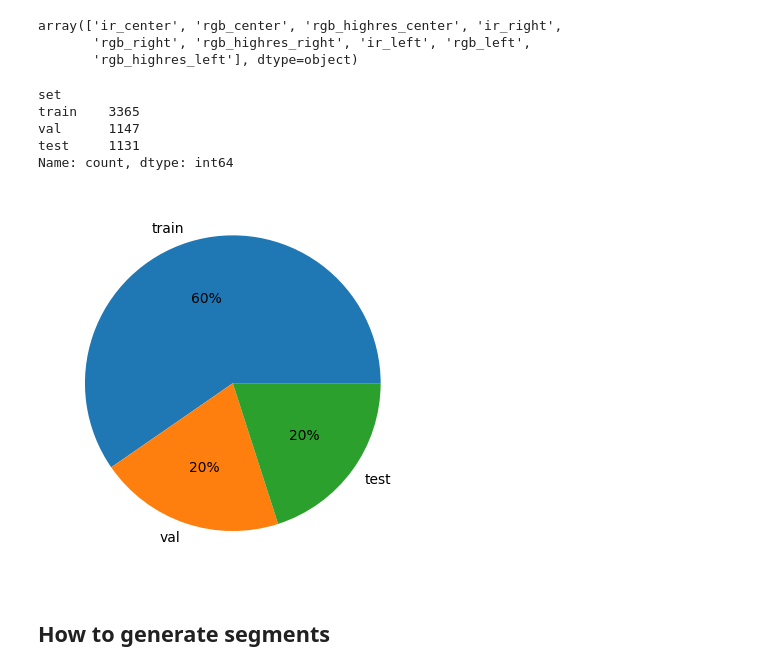
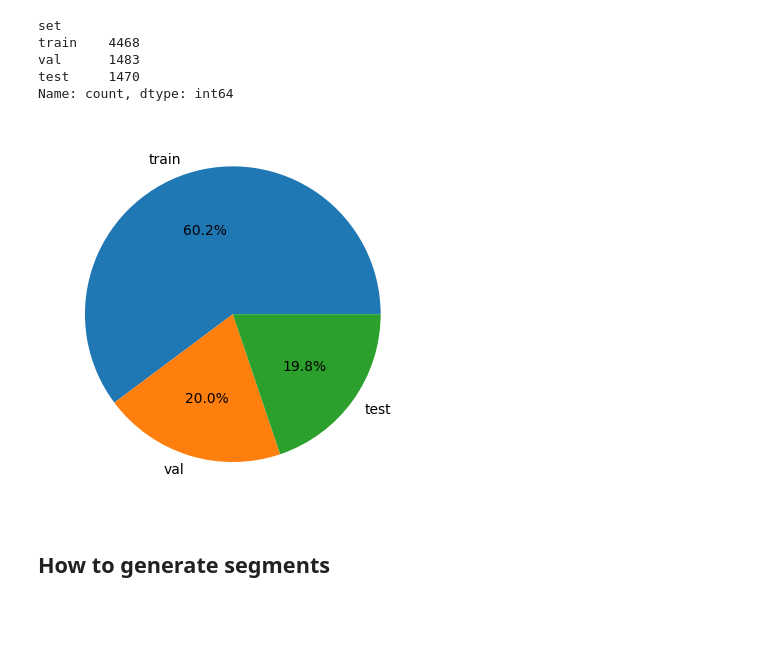
Before and after one commit to clewfirstspockonehanded/rail_detection_preparation, a Jupyter notebook: 02_data_split.ipynb, the cells around one changed output. Saved outputs shown, nothing was run; the diff lists cells and outputs as text; code cells hidden in the pictures; blank space fills up the shorter version.

```diff
--- a/02_data_split.ipynb
+++ b/02_data_split.ipynb
@@ -21,3 +22,5 @@ df = pd.read_json("./df_eda.json")
+# %%
+df = pd.read_json(max(glob("./dataframe_dumps/df_eda_*"), key=os.path.getmtime))
 # %%
 df.path.nunique()
 # %% [output]
@@ -49,26 +34,20 @@ See the caveats in the documentation: https://pandas.pydata.org/pandas-docs/stab
-# %%
-df["sensor"].unique()
-# %% [output]
-array(['ir_center', 'rgb_center', 'rgb_highres_center', 'ir_right',
-       'rgb_right', 'rgb_highres_right', 'ir_left', 'rgb_left',
-       'rgb_highres_left'], dtype=object)
 # %%
 ###### FILTER TEST SETS #############
-df_split = df_split[df_split["sensor"].str.contains("highres")]
+# df_split = df_split[df_split["sensor"].str.contains("highres")]
 # %%
 df_split[["path", "set"]].drop_duplicates()["set"].value_counts()
 # %% [output]
 set
-train    3365
-val      1147
-test     1131
+train    4468
+val      1483
+test     1470
 Name: count, dtype: int64
 # %%
 labels = df_split[["path", "set"]].drop_duplicates()["set"].value_counts().index
 values = df_split[["path", "set"]].drop_duplicates()["set"].value_counts().values
-_ = plt.pie(values, labels=labels, autopct="%.0f%%")
+_ = plt.pie(values, labels=labels, autopct="%.1f%%")
 # %% [output]
-[figure, old version]
+[figure, new version]
 # %% [markdown]
 ## How to generate segments
 # %%
```
Also changed, not shown: parts of 22 cells of this notebook, 4 other files.
